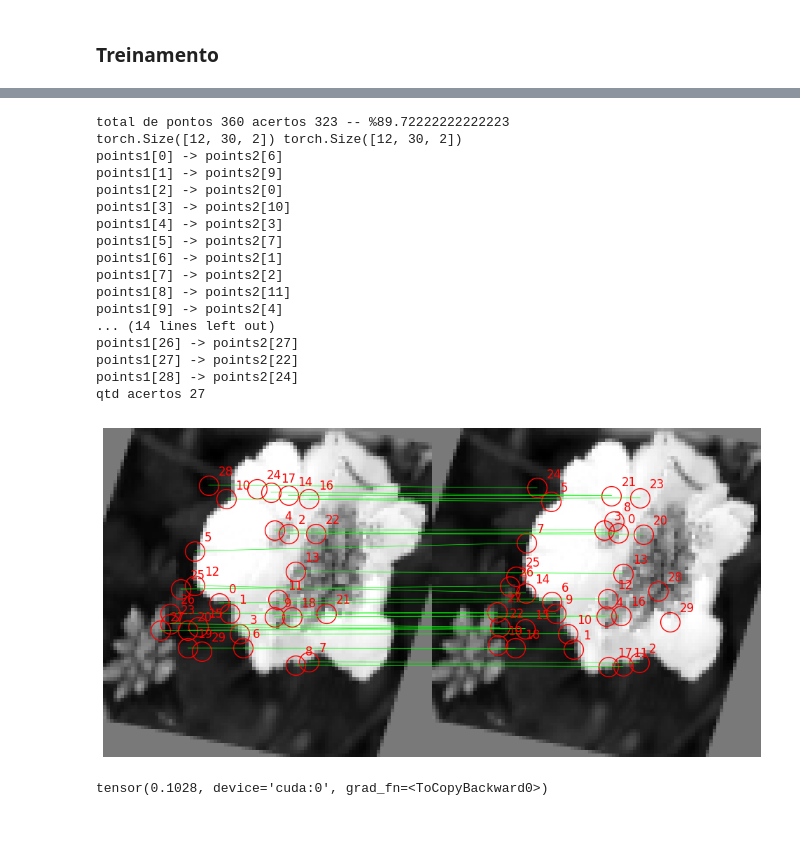
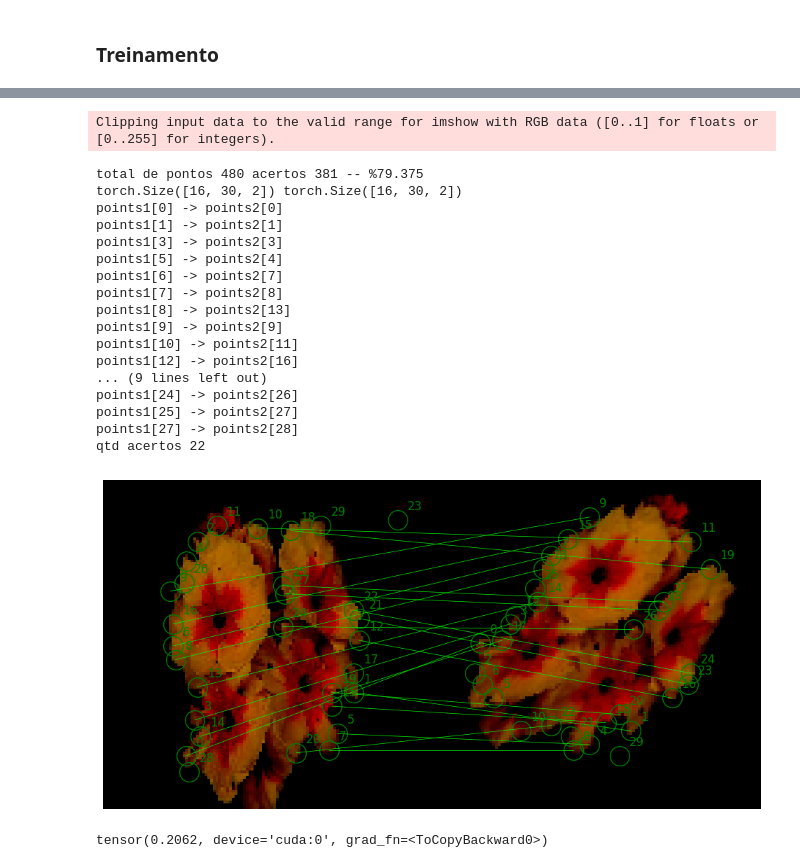
Before and after one commit to binarycode11/singular-points, a Jupyter notebook: singular_points.ipynb, the cells around one changed output, grey strips where cells are left out. Saved outputs shown, nothing was run; the diff lists cells and outputs as text; code cells hidden in the pictures; blank space fills up the shorter version.

```diff
--- a/singular_points.ipynb
+++ b/singular_points.ipynb
@@ -208,7 +192,9 @@ class SingularPoints(nn.Module):
         self.detector = MaxPointDetector()
 
     def resize_pyramid(self,idx_level,input_data):
-        gaussian = filters.GaussianBlur2d((3, 3), (1.5, 1.5))
+        # sigma_unit = 0.2 *(idx_level+1)
+        # gaussian = filters.GaussianBlur2d((3, 3), (sigma_unit, sigma_unit))
+        gaussian = filters.GaussianBlur2d((3, 3), (0.9, 0.9))
         input_data_blur = gaussian(input_data)
 
         size = np.array(input_data.shape[-2:])
@@ -227,7 +213,7 @@ class SingularPoints(nn.Module):
         return ori_arg_max
 
     def forward(self,x)->torch.Tensor:
-        for idx_level in range(-1,self.pyramid_levels-1):
+        for idx_level in range(self.pyramid_levels):
             with torch.no_grad():
                 input_data_resized = self.resize_pyramid(idx_level,x)
             x_base = self.base(input_data_resized)
@@ -235,23 +221,23 @@ class SingularPoints(nn.Module):
             features_t = self.gpool(x_base).tensor# C*G -> 1*C
             features_o = self.ori_learner(x_base).tensor # C*G -> 1*G
 
-            if idx_level == -1:
+            if idx_level == 0:
                 features_key = features_t
                 features_ori = features_o
             else:
-                features_key = torch.cat([features_key, features_t], axis=1)  # concatena no eixo X
+                features_key = torch.cat([features_key, features_t], axis=1)  # concatena no eixo X (S*C)
                 features_ori = torch.add(features_ori, features_o)  # somatorio dos kernels
             # print('features_key ',features_key.shape,' features_ori ',features_ori.shape) #TODO: remover
 
-        features_key = self.last_layer_features(features_key)
-        features_summary = self.features_summary(features_key)
+        features_key = self.last_layer_features(features_key)#(S*C)->(1*C)
+        features_key_summary = self.features_summary(features_key)#(C)->(1)
 
         features_ori = self.softmax(features_ori)
-        features_ori = self.compute_gradient_direction(features_ori)
+        features_ori_summary = self.compute_gradient_direction(features_ori)
 
-        max_coords_values, max_map = self.detector.detect_max_points(features_summary.cpu().detach(),size=5)
+        max_coords_values, max_map = self.detector.detect_max_points(features_key_summary.cpu().detach(),size=args.nms_size)
 
-        return  features_key,features_summary,features_ori,max_coords_values, max_map
+        return  features_key,features_key_summary,features_ori,features_ori_summary,max_coords_values, max_map
 
 
 model=SingularPoints(args).to(device)
@@ -346,8 +372,8 @@ X1=torch.rand(4,args.num_channels,args.img_size,args.img_size).to(device)
 mask = criar_mascara(X1.shape[0],X1.shape[-1],args.border_size).to(device)
 print("mask.shape:", mask.shape)
 
-features_key,features_summary,features_ori,batch_points=predict_all_points(X1,mask)
-print(features_key.shape,features_summary.shape,features_ori.shape,batch_points.shape)
+features_key_summary,features_ori_summary,batch_points=predict_all_points(X1,mask)
+print(features_key_summary.shape,features_ori_summary.shape,batch_points.shape)
 # batch_t,mask_t,features_summary_t,features_ori_t,batch_points_t = transformations(X1,mask,features_summary,features_ori,batch_points.to(device))# transformar orientacoes e pontos
-print("features_summary.shape:", features_summary.shape," batch_points.shape:", batch_points.shape)
+print("features_summary.shape:", features_key_summary.shape," batch_points.shape:", batch_points.shape)
 # %% [output]
@@ -365,6 +391,6 @@ transformations = K.AugmentationSequential(
 )
 out,mask_trans, transform = transformations(X1,mask,batch_points.to(device))  # 2x3x224x224 / 2x3x3
 # prever os pontos da imagem transformada
-features_key2,features_summary2,features_ori2,batch_points2 =predict_all_points(out,mask_trans)
-print("features_summary2.shape:", features_summary2.shape," batch_points2.shape:", batch_points2.shape)
+features_key_summary2,features_ori_summary2,batch_points2 =predict_all_points(out,mask_trans)
+print("features_summary2.shape:", features_key_summary2.shape," batch_points2.shape:", batch_points2.shape)
 # %% [output]
@@ -622,7 +609,7 @@ img = img.to(device)
 model.eval()
 with torch.no_grad():
   mask = criar_mascara(img.shape[0],img.shape[-1],args.border_size).to(device)
-  features_key,features_summary,features_ori,batch_points=predict_all_points(img,mask)
-  batch_t,mask_t,features_summary_t,features_ori_t,batch_points_t = transformations(img,mask,features_summary,features_ori,batch_points.to(device))# transformar orientacoes e pontos
-  features_key_t2,features_summary_t2,features_ori_t2,batch_points_t2 =predict_all_points(batch_t,mask_t)# prever os pontos da imagem transformada
+  features_key_summary,features_ori_summary,batch_points=predict_all_points(img,mask)
+  batch_t,mask_t,features_key_summary_t,features_ori_summary_t,batch_points_t = transformations(img,mask,features_key_summary,features_ori_summary,batch_points.to(device))# transformar orientacoes e pontos
+  features_key_summary_t2,features_ori_summary_t2,batch_points_t2 =predict_all_points(batch_t,mask_t)# prever os pontos da imagem transformada
 # %% [output]
@@ -630,39 +617,40 @@ NameError: name 'testloader' is not defined
 # %%
 INDEX =1
-lista_correspondencias = find_matching_in_batch(batch_points_t2.cpu(),batch_points_t.cpu(),threshold=4)
+lista_correspondencias = find_matching_in_batch(batch_points_t.cpu(),batch_points_t2.cpu(),threshold=4)
 acertos = 0
 for correspondencias in lista_correspondencias:
   acertos +=len(correspondencias)
 
 q,p,_ = batch_points_t.shape
 total = q*p
 print("total de pontos {} acertos {} -- %{}".format(total,acertos,acertos*100/total))
 
 print(batch_points_t2.shape,batch_points_t.shape)
 for (idx1,idx2) in lista_correspondencias[INDEX]:
     print(f"points1[{idx1}] -> points2[{idx2}]")
 print(f"qtd acertos {len(lista_correspondencias[INDEX])}")
-plot_matches_keypoints(batch_t[INDEX,0], batch_points_t2[INDEX].cpu(), batch_t[INDEX,0], batch_points_t[INDEX].cpu(),lista_correspondencias[INDEX])
+plot_matches_keypoints(img[INDEX].permute(1,2,0), batch_points[INDEX].cpu(), batch_t[INDEX].permute(1,2,0), batch_points_t2[INDEX].cpu(),lista_correspondencias[INDEX])
 
 loss_col = loss_point(lista_correspondencias,n_pontos=POINTS_LIMIT)
 loss_col
 # %% [output]
-total de pontos 360 acertos 323 -- %89.72222222222223
-torch.Size([12, 30, 2]) torch.Size([12, 30, 2])
-points1[0] -> points2[6]
-points1[1] -> points2[9]
-points1[2] -> points2[0]
-points1[3] -> points2[10]
-points1[4] -> points2[3]
-points1[5] -> points2[7]
-points1[6] -> points2[1]
-points1[7] -> points2[2]
-points1[8] -> points2[11]
-points1[9] -> points2[4]
-... (14 lines left out)
-points1[26] -> points2[27]
-points1[27] -> points2[22]
-points1[28] -> points2[24]
-qtd acertos 27
+Clipping input data to the valid range for imshow with RGB data ([0..1] for floats or [0..255] for integers).
+total de pontos 480 acertos 381 -- %79.375
+torch.Size([16, 30, 2]) torch.Size([16, 30, 2])
+points1[0] -> points2[0]
+points1[1] -> points2[1]
+points1[3] -> points2[3]
+points1[5] -> points2[4]
+points1[6] -> points2[7]
+points1[7] -> points2[8]
+points1[8] -> points2[13]
+points1[9] -> points2[9]
+points1[10] -> points2[11]
+points1[12] -> points2[16]
+... (9 lines left out)
+points1[24] -> points2[26]
+points1[25] -> points2[27]
+points1[27] -> points2[28]
+qtd acertos 22
-[figure, old version]
+[figure, new version]
-tensor(0.1028, device='cuda:0', grad_fn=<ToCopyBackward0>)
+tensor(0.2062, device='cuda:0', grad_fn=<ToCopyBackward0>)
```
Also changed, not shown: parts of 30 cells of this notebook, 3 other files.
